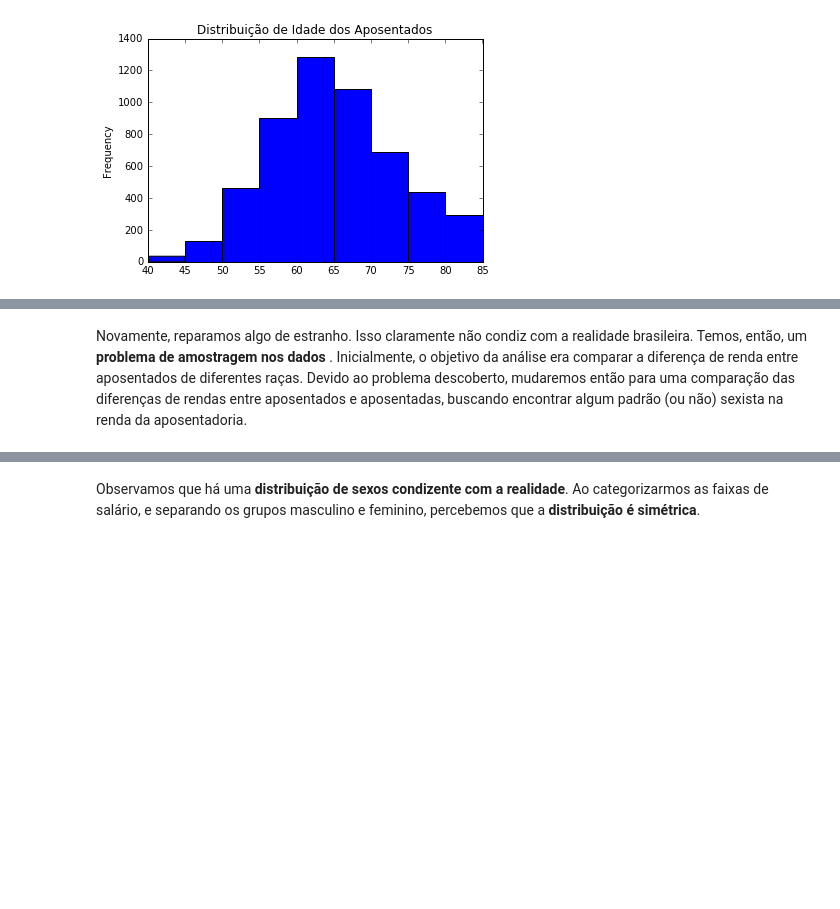
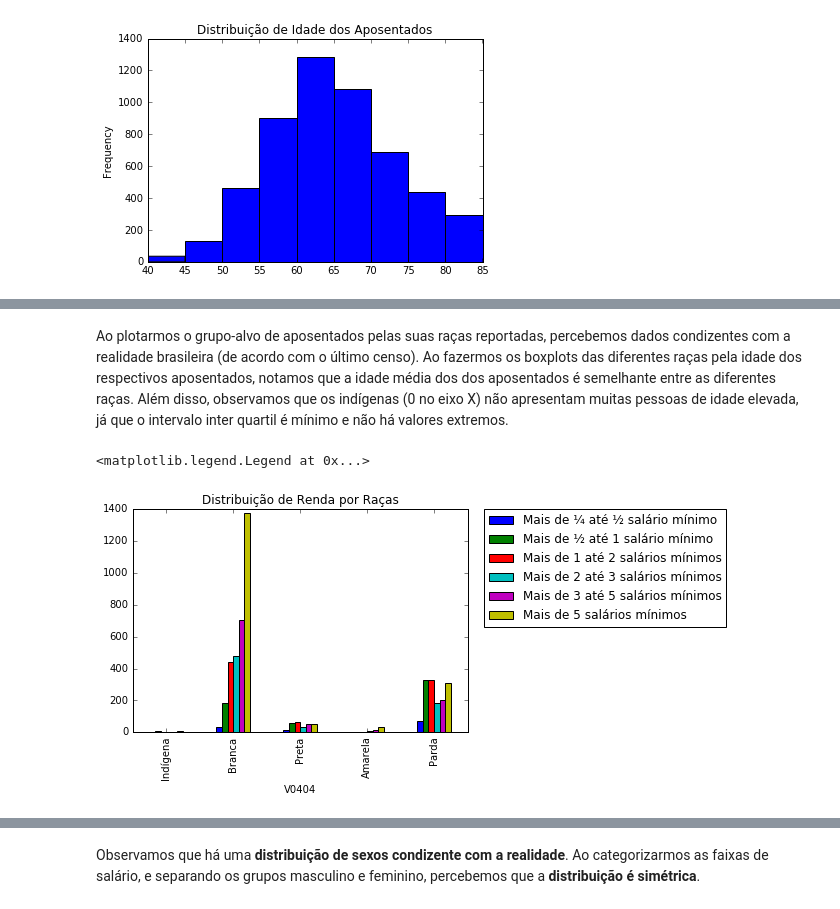
Before and after one commit to ruhman/CD, a Jupyter notebook: Projeto1/Projeto1 Layout.ipynb, the cells around one changed output, grey strips where cells are left out. Cells and saved outputs as stored; diff of their text form; code cells hidden in the pictures; blank space fills up the shorter version.

```diff
--- a/Projeto1/Projeto1 Layout.ipynb
+++ b/Projeto1/Projeto1 Layout.ipynb
@@ -138,2 +86,11 @@ dtype: int64
-# %% [markdown]
-Novamente, reparamos algo de estranho. Isso claramente não condiz com a realidade brasileira. Temos, então, um **problema de amostragem nos dados** . Inicialmente, o objetivo da análise era comparar a diferença de renda entre aposentados de diferentes raças. Devido ao problema descoberto, mudaremos então para uma comparação das diferenças de rendas entre aposentados e aposentadas, buscando encontrar algum padrão (ou não) sexista na renda da aposentadoria.
+# %% [markdown]
+Ao plotarmos o grupo-alvo de aposentados pelas suas raças reportadas, percebemos dados condizentes com a realidade brasileira (de acordo com o último censo). Ao fazermos os boxplots das diferentes raças pela idade dos respectivos aposentados, notamos que a idade média dos dos aposentados é semelhante entre as diferentes raças. Além disso, observamos que os indígenas (0 no eixo X) não apresentam muitas pessoas de idade elevada, já que o intervalo inter quartil é mínimo e não há valores extremos.
+# %%
+rendaFiltrada = idadeCorreta[(idadeCorreta.V4743 > 0)&(idadeCorreta.V4743 !=99)&(idadeCorreta.V4743 != 1)]#filtrar sem declaração e ate 1/4 salário min
+rendaFiltrada1 = rendaFiltrada.V4743.astype('category',ordered=True) #5a var
+rendaFiltrada1.cat.categories ="Mais de ¼ até ½ salário mínimo","Mais de ½ até 1 salário mínimo","Mais de 1 até 2 salários mínimos","Mais de 2 até 3 salários mínimos","Mais de 3 até 5 salários mínimos","Mais de 5 salários mínimos"
+racaRenda = pd.crosstab(raca,rendaFiltrada1)
+racaRenda.plot.bar(title="Distribuição de Renda por Raças").legend(bbox_to_anchor=(1.05, 1), loc=2, borderaxespad=0.)
+# %% [output]
+<matplotlib.legend.Legend at 0x...>
+[figure, added]
```
Also changed, not shown: parts of 27 cells of this notebook, 1 other file.
